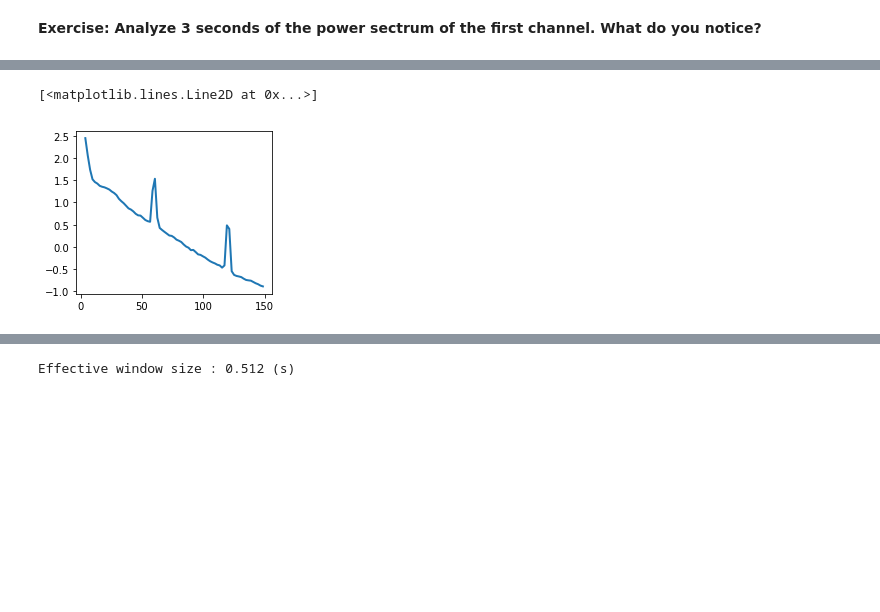
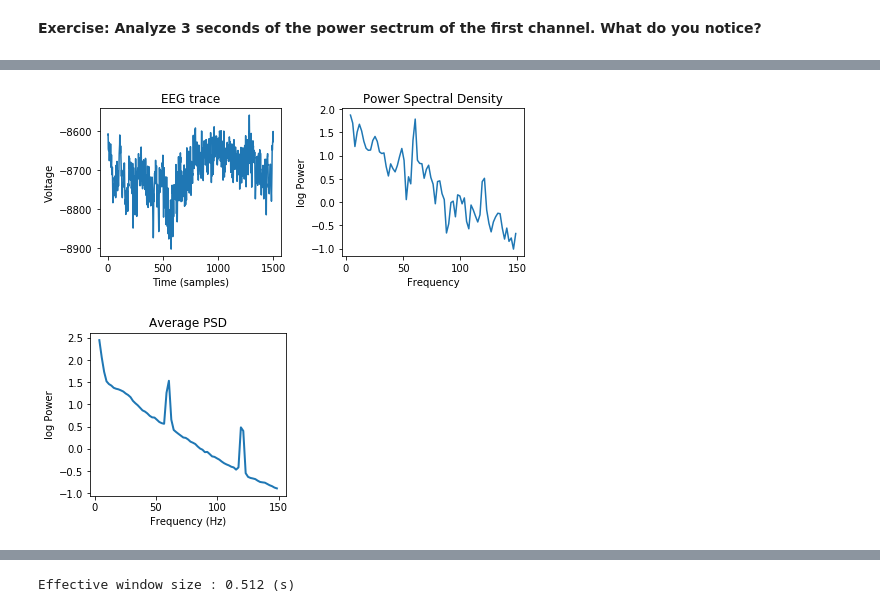
Before and after one commit to pennmem/PythonBootcamp, a Jupyter notebook: Day 4 - Spectral Decomp.ipynb, the cells around one changed output, grey strips where cells are left out. Drawn from its saved outputs; the diff is of its cells as text; code cells hidden in the pictures; blank space fills up the shorter version.

```diff
--- a/Day 4 - Spectral Decomp.ipynb
+++ b/Day 4 - Spectral Decomp.ipynb
@@ -137,6 +154,17 @@ eeg = eeg_cml.to_mne()
 #Get power spectral densities
 psds, freqs = time_frequency.psd_welch(eeg, fmin=3, fmax=150)  #the output is size (events x channels x freqs)
 
+#Plot individual trial example
+figure(figsize=(7, 3)); ax=subplot(121);
+plot(eeg.get_data()[0, 0, :]);
+title('EEG trace'); xlabel('Time (samples)'); ylabel('Voltage')
+ax=subplot(122);
+plot(freqs, np.log10(psds[0, 0, :]))
+title('Power Spectral Density'); xlabel('Frequency'); ylabel('log Power');
+tight_layout()
+
+#Plot average PSD over all trials
 figure(figsize=(3.5, 3)); ax=subplot(111)
 plot(freqs, np.log10(np.mean(psds[:, 0, :], 0)), linewidth=2)
+title('Average PSD'); xlabel('Frequency (Hz)'); ylabel('log Power');
 # %% [output]
@@ -146,2 +174,2 @@ Effective window size : 0.512 (s)
-[<matplotlib.lines.Line2D at 0x...>]
-[figure, old version]
+[figure, new version]
+[figure, added]
```
Also changed, not shown: parts of 8 cells of this notebook.
